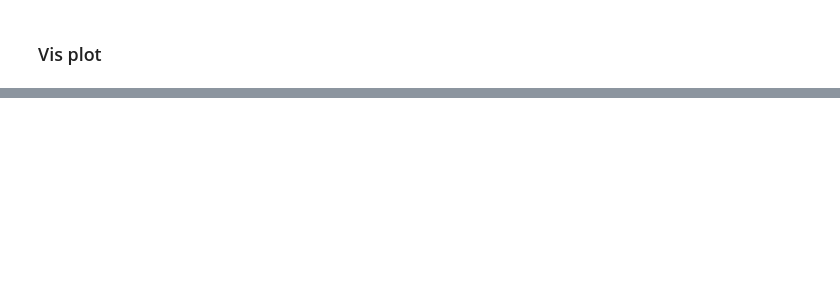
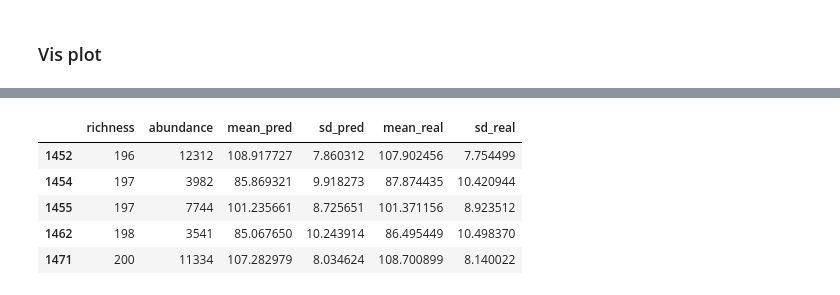
Before and after one commit to diazrenata/feasible-catch, a Jupyter notebook: mod_compare/model comparison.ipynb, the cells around one changed output, grey strips where cells are left out. Saved outputs shown, nothing was run; the diff lists cells and outputs as text; code cells hidden in the pictures; blank space fills up the shorter version.

```diff
--- a/mod_compare/model comparison.ipynb
+++ b/mod_compare/model comparison.ipynb
@@ -360,0 +370,9 @@ pd.DataFrame(test_results, index=['R2']).T
+# %%
+rf_predictions.tail()
+# %% [output]
+|  | richness | abundance | mean_pred | sd_pred | mean_real | sd_real |
+| 1452 | 196 | 12312 | 108.917727 | 7.860312 | 107.902456 | 7.754499 |
+| 1454 | 197 | 3982 | 85.869321 | 9.918273 | 87.874435 | 10.420944 |
+| 1455 | 197 | 7744 | 101.235661 | 8.725651 | 101.371156 | 8.923512 |
+| 1462 | 198 | 3541 | 85.067650 | 10.243914 | 86.495449 | 10.498370 |
+| 1471 | 200 | 11334 | 107.282979 | 8.034624 | 108.700899 | 8.140022 |
```
Also changed, not shown: parts of 16 cells of this notebook, 1 other file.
